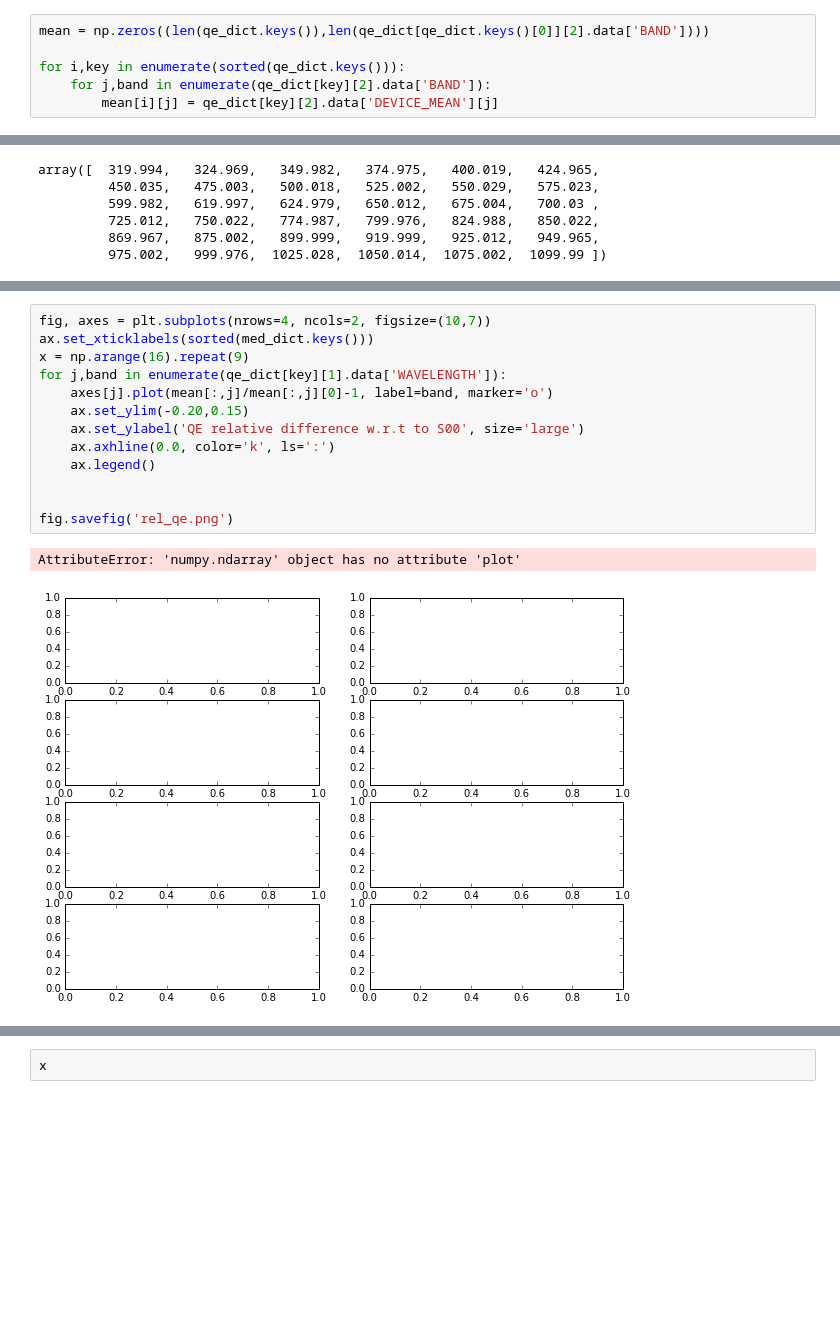
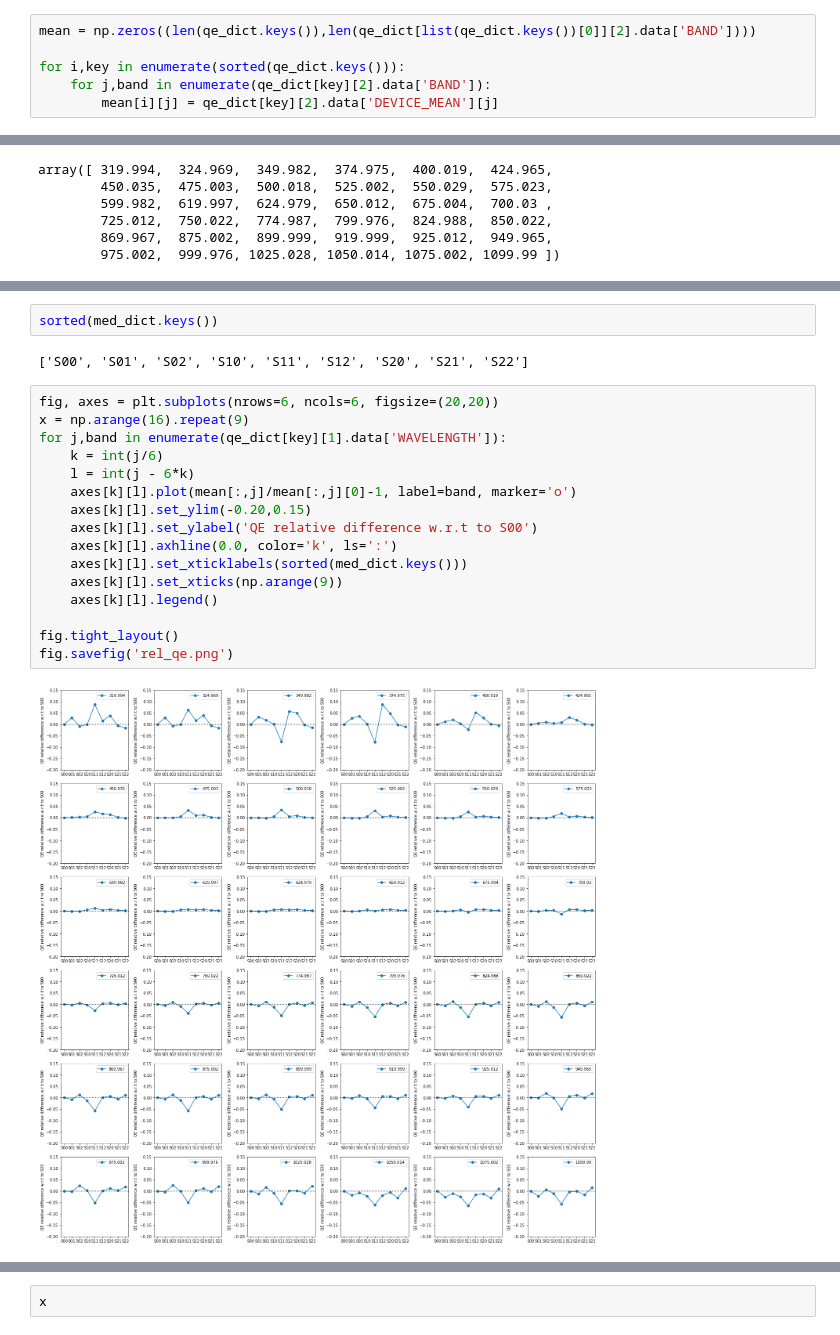
Before and after one commit to lsst-camera-dh/ccob-wb, a Jupyter notebook: notebooks/qe_res.ipynb, the cells around one changed output, grey strips where cells are left out. Cells and saved outputs as stored; diff of their text form; blank space fills up the shorter version.

```diff
--- a/notebooks/qe_res.ipynb
+++ b/notebooks/qe_res.ipynb
@@ -40,5 +40,5 @@ axes[0].set_xticklabels(qe_dict['S00'][2].data['BAND'])
 # %%
-mean = np.zeros((len(qe_dict.keys()),len(qe_dict[qe_dict.keys()[0]][2].data['BAND'])))
+mean = np.zeros((len(qe_dict.keys()),len(qe_dict[list(qe_dict.keys())[0]][2].data['BAND'])))
 
 for i,key in enumerate(sorted(qe_dict.keys())):
     for j,band in enumerate(qe_dict[key][2].data['BAND']):
@@ -142,17 +142,23 @@ gains(eotest_results_file)
  16: 0.71807367}
+# %%
+sorted(med_dict.keys())
+# %% [output]
+['S00', 'S01', 'S02', 'S10', 'S11', 'S12', 'S20', 'S21', 'S22']
 # %%
-fig, axes = plt.subplots(nrows=4, ncols=2, figsize=(10,7))
-ax.set_xticklabels(sorted(med_dict.keys()))
+fig, axes = plt.subplots(nrows=6, ncols=6, figsize=(20,20))
 x = np.arange(16).repeat(9)
 for j,band in enumerate(qe_dict[key][1].data['WAVELENGTH']):
-    axes[j].plot(mean[:,j]/mean[:,j][0]-1, label=band, marker='o')
-    ax.set_ylim(-0.20,0.15)
-    ax.set_ylabel('QE relative difference w.r.t to S00', size='large')
-    ax.axhline(0.0, color='k', ls=':')
-    ax.legend()
+    k = int(j/6)
+    l = int(j - 6*k)
+    axes[k][l].plot(mean[:,j]/mean[:,j][0]-1, label=band, marker='o')
+    axes[k][l].set_ylim(-0.20,0.15)
+    axes[k][l].set_ylabel('QE relative difference w.r.t to S00')
+    axes[k][l].axhline(0.0, color='k', ls=':')
+    axes[k][l].set_xticklabels(sorted(med_dict.keys()))
+    axes[k][l].set_xticks(np.arange(9))
+    axes[k][l].legend()
 
-
+fig.tight_layout()
 fig.savefig('rel_qe.png')
 # %% [output]
-AttributeError: 'numpy.ndarray' object has no attribute 'plot'
-[figure, old version]
+[figure, new version]
```
Also changed, not shown: parts of 8 cells of this notebook, 13 other files.
